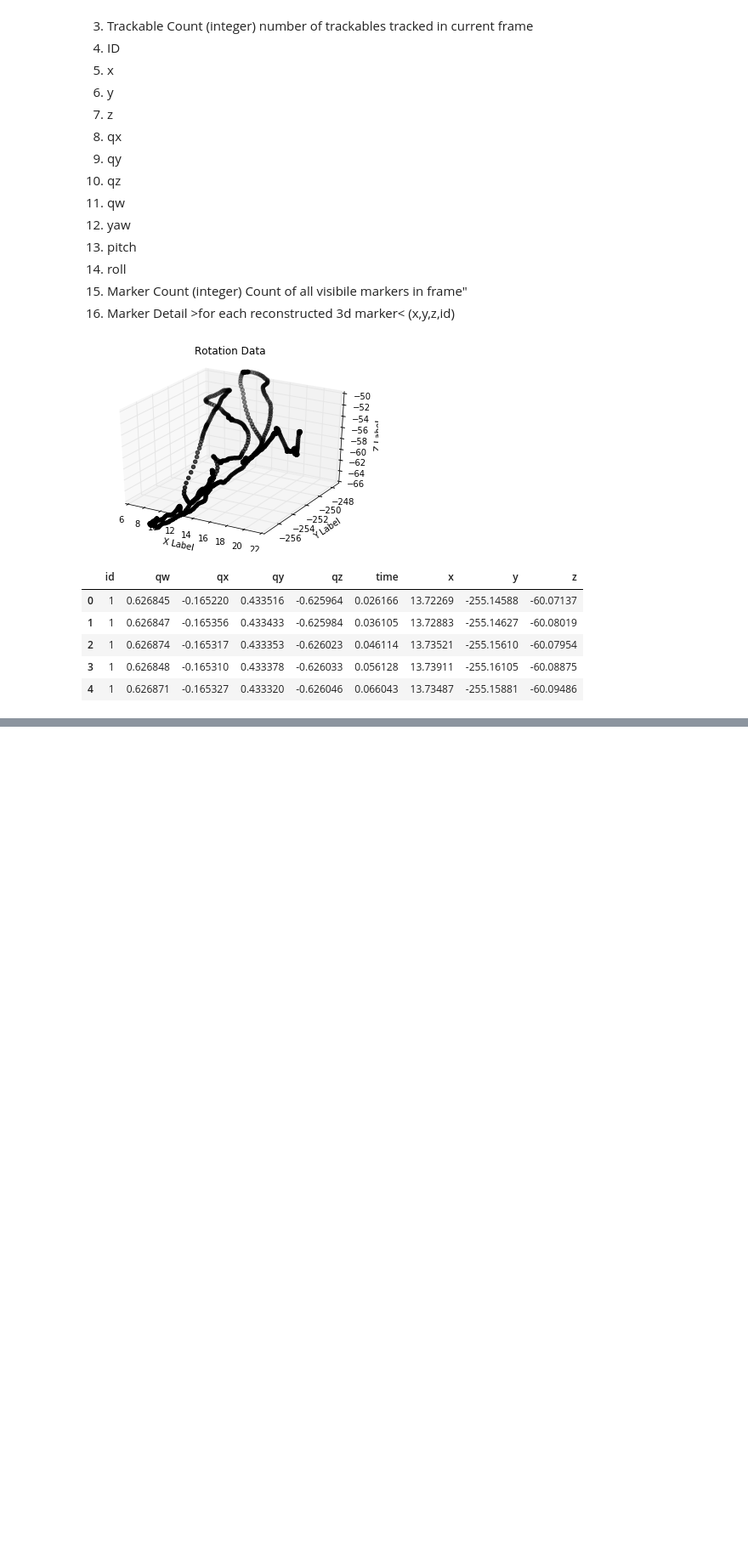
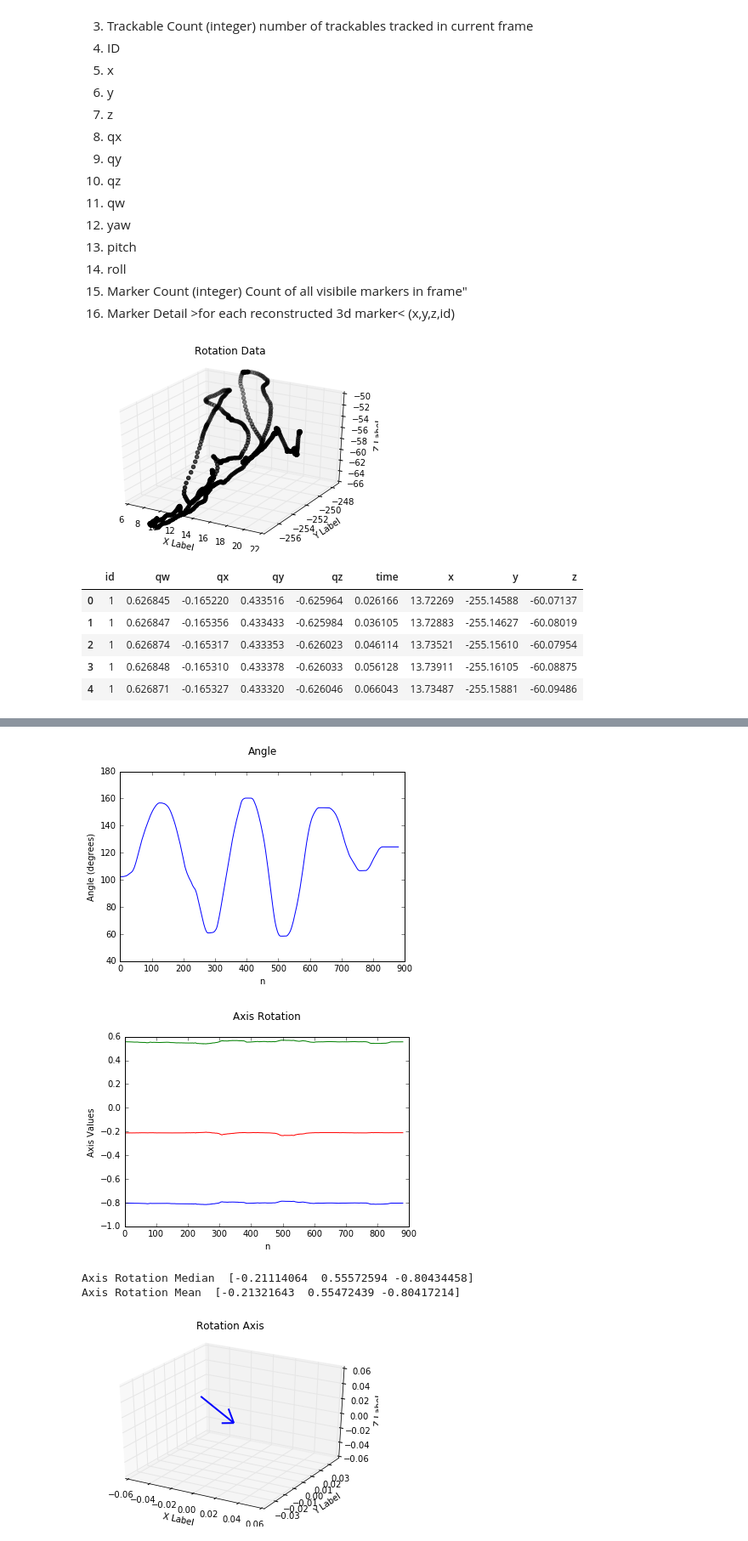
Before and after one commit to BSEL-UC3M/AlgiaCervical-EMarinetto, a Jupyter notebook: Demo Code for Algia Cervical.ipynb, the cells around one changed output, grey strips where cells are left out. Shown at 85% size. Saved outputs shown, nothing was run; the diff lists cells and outputs as text; code cells hidden in the pictures; blank space fills up the shorter version.

```diff
--- a/Demo Code for Algia Cervical.ipynb
+++ b/Demo Code for Algia Cervical.ipynb
@@ -178,0 +161,65 @@ plt.show()
+# %%
+
+# Quaternion q = cos(a/2) + (ni+nj+nk)*sin (a/2)
+
+# Get the angles
+
+angles = 2 * np.arccos(df.qw.values)
+
+
+fig = plt.figure()
+ax = fig.add_subplot(111)
+ax.plot(np.degrees(angles))
+ax.set_xlabel('n')
+ax.set_ylabel('Angle (degrees)')
+ax.set_title('Angle\n')
+
+plt.show()
+
+
+# Extract the axis of rotation
+
+ix = df.qx.values / np.sin(angles/2)
+iy = df.qy.values / np.sin(angles/2)
+iz = df.qz.values / np.sin(angles/2)
+
+
+fig = plt.figure()
+ax = fig.add_subplot(111)
+ax.plot(ix,'r')
+ax.plot(iy,'g')
+ax.plot(iz,'b')
+ax.set_xlabel('n')
+ax.set_ylabel('Axis Values')
+ax.set_title('Axis Rotation\n')
+
+plt.show()
+
+# For this rotation we extract the mean axis of rotation as
+
+AxisRotationMedian = np.array([np.median(ix),np.median(iy),np.median(iz)])
+AxisRotationMean = np.array([np.mean(ix),np.mean(iy),np.mean(iz)])
+
+
+print 'Axis Rotation Median ', AxisRotationMedian
+print 'Axis Rotation Mean ', AxisRotationMean
+
+
+fig = plt.figure()
+ax = fig.add_subplot(111, projection='3d')
+
+ax.quiver(0,0,0, AxisRotationMedian[0], AxisRotationMedian[1], AxisRotationMedian[2], length=0.1, cmap='Reds', lw=2)
+
+ax.set_xlabel('X Label')
+ax.set_ylabel('Y Label')
+ax.set_zlabel('Z Label')
+ax.axis('equal')
+ax.set_title('Rotation Axis\n')
+
+plt.show()
+# %% [output]
+[figure, added]
+[figure, added]
+Axis Rotation Median  [-0.21114064  0.55572594 -0.80434458]
+Axis Rotation Mean  [-0.21321643  0.55472439 -0.80417214]
+[figure, added]
```
Also changed, not shown: parts of 7 cells of this notebook, 1 other file.
